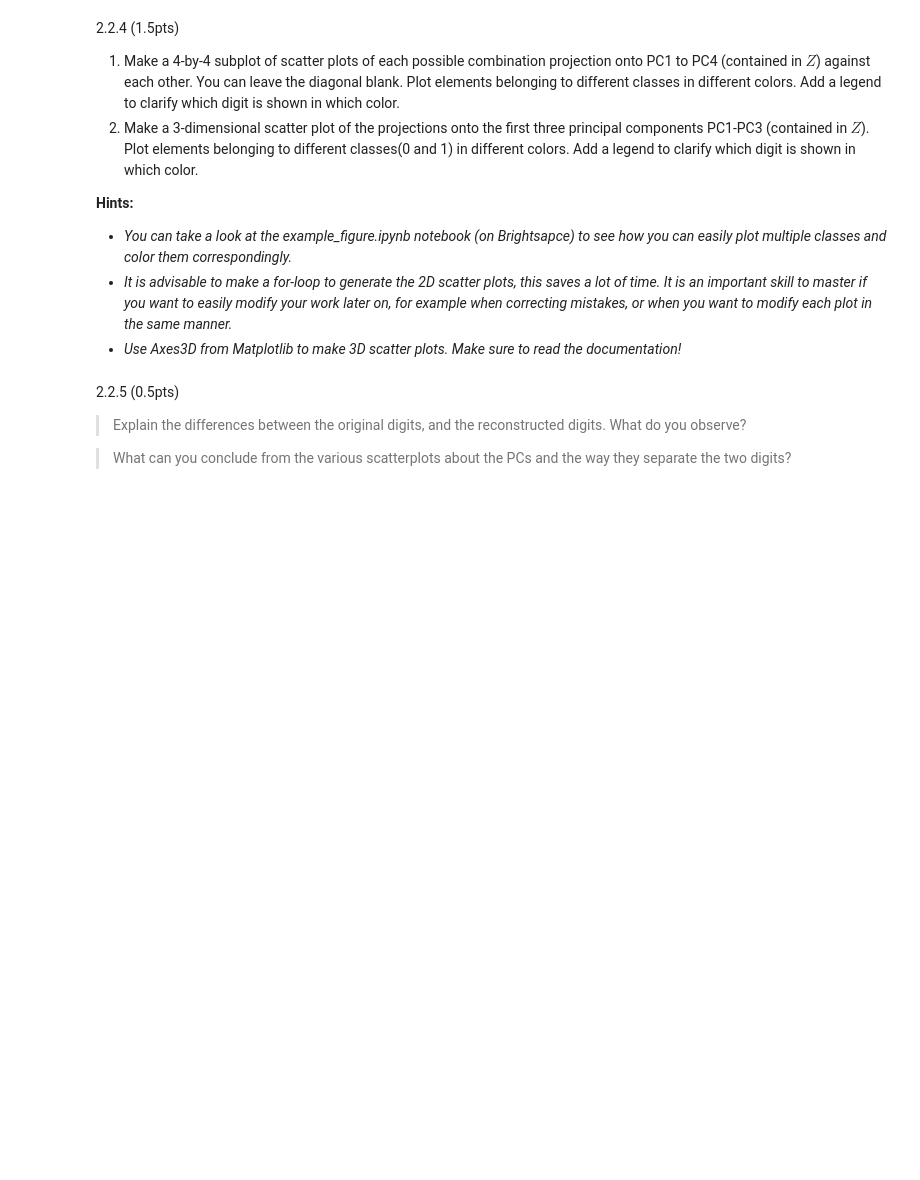
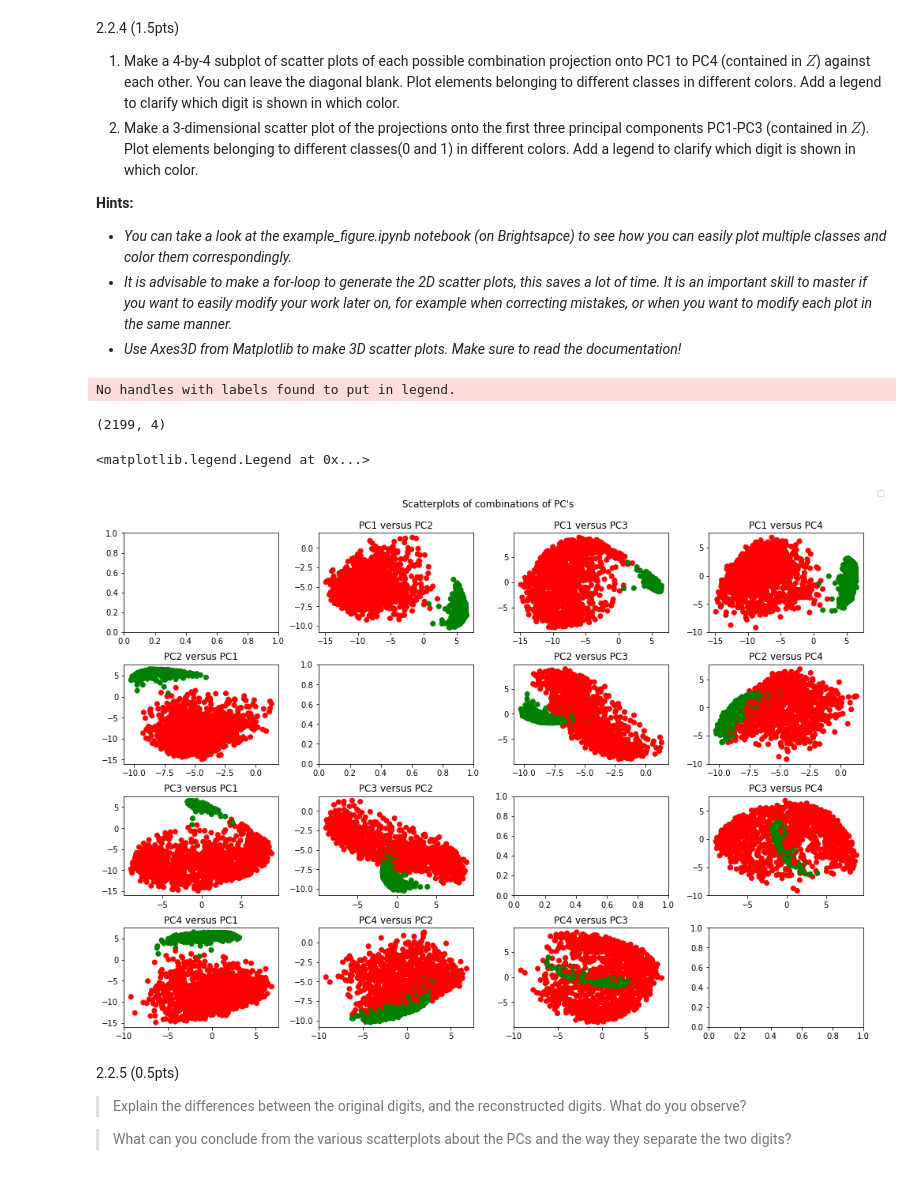
Before and after one commit to Senna-Renting/Data-Mining-Assignments, a Jupyter notebook: assignment_2/assignment_2/SennaRenting1_s1067489.ipynb, the cells around one changed output. Drawn from its saved outputs; the diff is of its cells as text; code cells hidden in the pictures; blank space fills up the shorter version.

```diff
--- a/assignment_2/assignment_2/SennaRenting1_s1067489.ipynb
+++ b/assignment_2/assignment_2/SennaRenting1_s1067489.ipynb
@@ -363,3 +397,28 @@ raise NotImplementedError()
+# %%
+#Answer to question 2.2.4
+# YOUR CODE HERE
+rows = 4
+cols = 4
+f, axs = plt.subplots(rows,cols, figsize=(14,10))
+f.suptitle("Scatterplots of combinations of PC's")
+f.tight_layout(pad=2)
+# adjust main title location
+f.subplots_adjust(top=0.92)
+
+colors = {0:"red", 1:"green"}
+print(Z.shape)
+for row in range(rows):
+    for col in range(cols):
+        if row != col:
+            axs[row][col].set_title(f"PC{row+1} versus PC{col+1}")
+            axs[row][col].scatter(x=Z[:,row], y=Z[:,col], c=[colors[dig] for dig in y_01], label=None)
+
+f.legend()
+# %% [output]
+No handles with labels found to put in legend.
+(2199, 4)
+<matplotlib.legend.Legend at 0x...>
+[figure, added]
 # %% [markdown]
 2.2.5 (0.5pts)
 > Explain the differences between the original digits, and the reconstructed digits. What do you observe?
```
Also changed, not shown: parts of 6 cells of this notebook.
